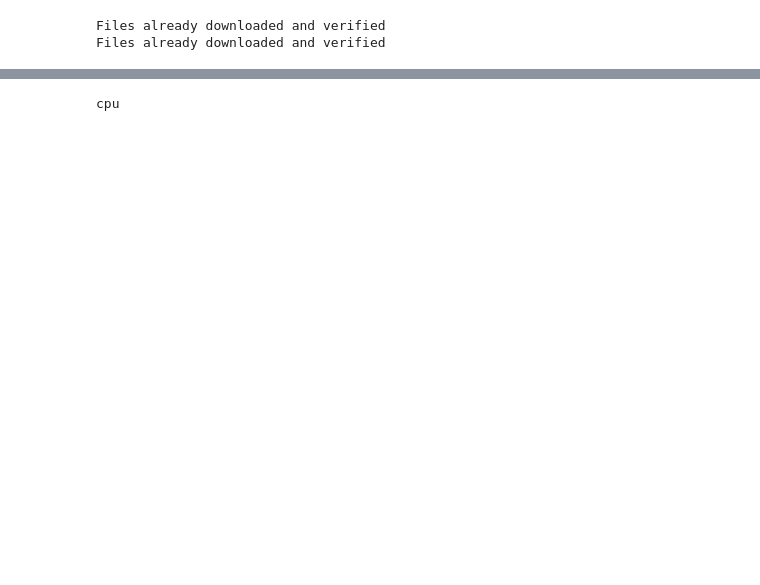
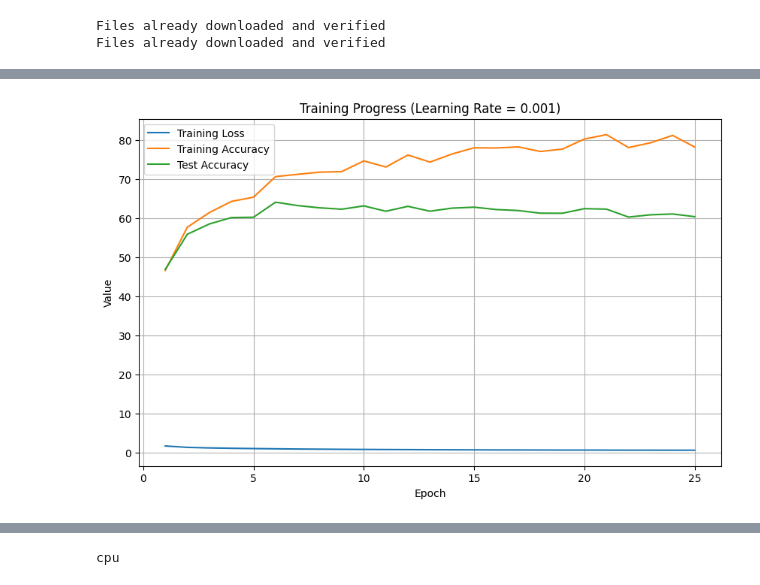
Before and after one commit to Priyankaa2503/MLD-HW2, a Jupyter notebook: hw2-6.ipynb, the cells around one changed output, grey strips where cells are left out. Saved outputs shown, nothing was run; the diff lists cells and outputs as text; code cells hidden in the pictures; blank space fills up the shorter version.

```diff
--- a/hw2-6.ipynb
+++ b/hw2-6.ipynb
@@ -90,9 +90,4 @@ class Net(nn.Module):
 
 
 net = Net()
-# %%
-import torch.optim as optim
-
-criterion = nn.CrossEntropyLoss()
-optimizer = optim.Adam(net.parameters(), lr=0.001)
 # %%
@@ -176,3 +250,0 @@ KeyboardInterrupt:
-# %%
-PATH = "./cifar_netq6.pth"
-torch.save(net.state_dict(), PATH)
@@ -237,0 +475,91 @@ Accuracy of the network on the 10000 test images: 33 %
+# %%
+learning_rates = [0.001]
+
+for lr in learning_rates:
+    print(f"\nTraining with learning rate = {lr}")
+
+    trainloader = torch.utils.data.DataLoader(
+        trainset, batch_size=4, shuffle=True, num_workers=2
+    )
+    testloader = torch.utils.data.DataLoader(
+        testset, batch_size=4, shuffle=False, num_workers=2
+    )
+
+    net = Net()
+    criterion = nn.CrossEntropyLoss()
+    optimizer = optim.SGD(net.parameters(), lr=lr, momentum=0.9)
+
+    num_epochs = 25
+    train_losses = []
+    train_acc_list = []
+    test_acc_list = []
+
+    for epoch in range(num_epochs):
+        running_loss = 0.0
+        epoch_loss = 0.0
+        net.train()
+
+        for i, (inputs, labels) in enumerate(trainloader, 0):
+            optimizer.zero_grad()
+            outputs = net(inputs)
+            loss = criterion(outputs, labels)
+            loss.backward()
+            optimizer.step()
+
+            running_loss += loss.item()
+            epoch_loss += loss.item()
+
+            if i % 2000 == 1999:
+                print(
+                    f"[{epoch + 1}, {i + 1:5d}] mini-batch loss: {running_loss / 2000:.3f}"
+                )
+                running_loss = 0.0
+
+        # Average epoch loss
+        avg_loss = epoch_loss / len(trainloader)
+        train_losses.append(avg_loss)
+
+        # Training accuracy
+        correct, total = 0, 0
+        net.eval()
+        with torch.no_grad():
+            for inputs, labels in trainloader:
+                outputs = net(inputs)
+                _, predicted = torch.max(outputs.data, 1)
+                total += labels.size(0)
+                correct += (predicted == labels).sum().item()
+        train_acc = 100 * correct / total
+        train_acc_list.append(train_acc)
+
+        # Test accuracy
+        correct, total = 0, 0
+        with torch.no_grad():
+            for inputs, labels in testloader:
+                outputs = net(inputs)
+                _, predicted = torch.max(outputs.data, 1)
+                total += labels.size(0)
+                correct += (predicted == labels).sum().item()
+        test_acc = 100 * correct / total
+        test_acc_list.append(test_acc)
+
+    print(f"Finished training with learning rate {lr}")
+    print(f"Final Test Accuracy: {test_acc_list[-1]:.2f}%")
+
+    # Save model
+    PATH = f"./cifar_netq6_lr{lr}.pth"
+    torch.save(net.state_dict(), PATH)
+    print(f"Saved model to {PATH}")
+
+    # Plot for this learning rate
+    epochs = range(1, num_epochs + 1)
+    plt.figure(figsize=(10, 6))
+    plt.plot(epochs, train_losses, label="Training Loss")
+    plt.plot(epochs, train_acc_list, label="Training Accuracy")
+    plt.plot(epochs, test_acc_list, label="Test Accuracy")
+    plt.xlabel("Epoch")
+    plt.ylabel("Value")
+    plt.title(f"Training Progress (Learning Rate = {lr})")
+    plt.legend()
+    plt.grid(True)
+    plt.show()
+# %% [output]
@@ -238 +583,2 @@ Accuracy of the network on the 10000 test images: 33 %
+[figure, added]
 # %%
```
Also changed, not shown: parts of 13 cells of this notebook, 4 other files.
